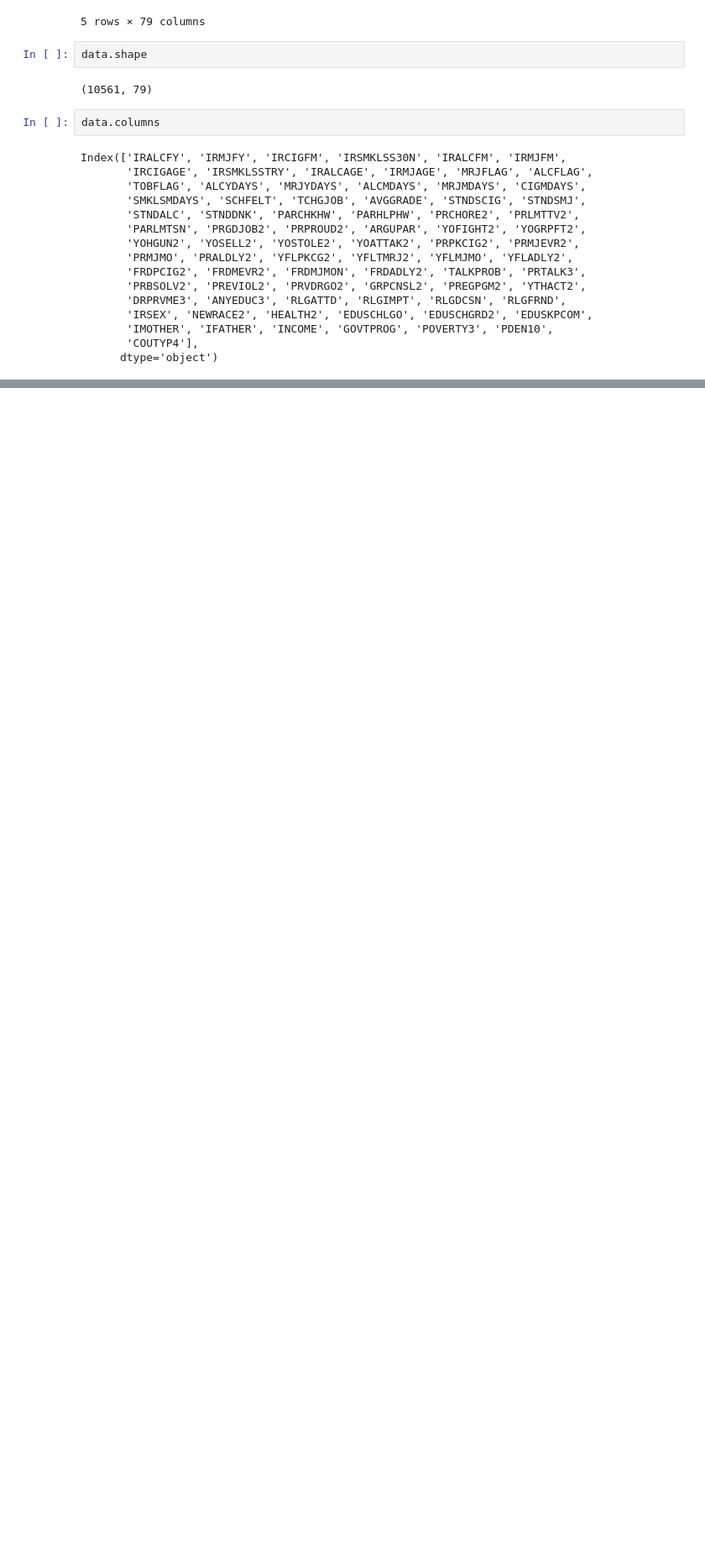
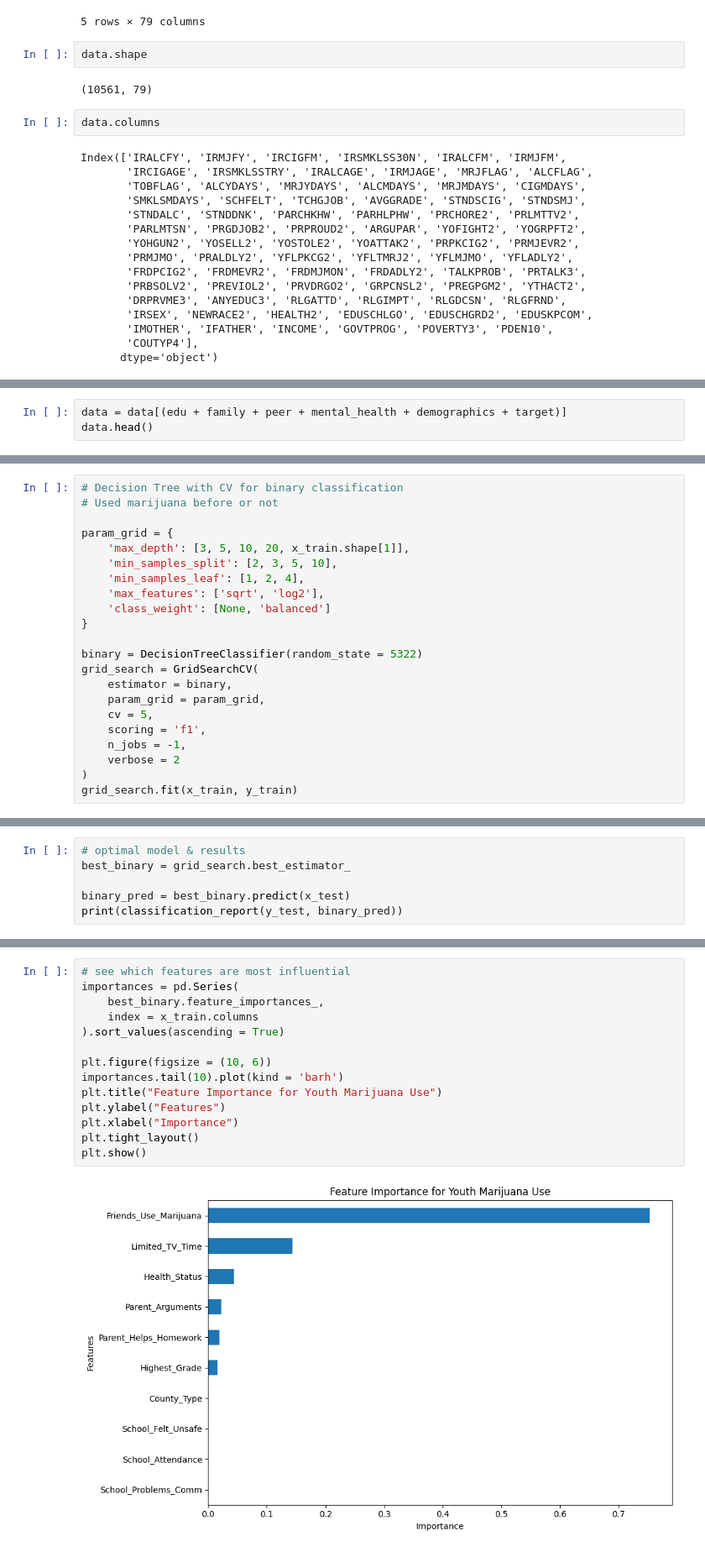
Before and after one commit to ChristufaY/data5322, a Jupyter notebook: hw1/hw1.ipynb, the cells around one changed output, grey strips where cells are left out. Shown at 84% size. Drawn from its saved outputs; the diff is of its cells as text; blank space fills up the shorter version.

Commit message:
completed binary model using decision tree classifer

```diff
--- a/hw1/hw1.ipynb
+++ b/hw1/hw1.ipynb
@@ -46,0 +57,3 @@ Index(['IRALCFY', 'IRMJFY', 'IRCIGFM', 'IRSMKLSS30N', 'IRALCFM', 'IRMJFM',
+# %%
+data = data[(edu + family + peer + mental_health + demographics + target)]
+data.head()
@@ -84,0 +150,22 @@ for col in num_cols:
+# %%
+# Decision Tree with CV for binary classification
+# Used marijuana before or not
+
+param_grid = {
+    'max_depth': [3, 5, 10, 20, x_train.shape[1]],
+    'min_samples_split': [2, 3, 5, 10],
+    'min_samples_leaf': [1, 2, 4],
+    'max_features': ['sqrt', 'log2'],
+    'class_weight': [None, 'balanced']
+}
+
+binary = DecisionTreeClassifier(random_state = 5322)
+grid_search = GridSearchCV(
+    estimator = binary,
+    param_grid = param_grid,
+    cv = 5,
+    scoring = 'f1',
+    n_jobs = -1,
+    verbose = 2
+)
+grid_search.fit(x_train, y_train)
@@ -84,0 +207,6 @@ for col in num_cols:
+# %%
+# optimal model & results
+best_binary = grid_search.best_estimator_
+
+binary_pred = best_binary.predict(x_test)
+print(classification_report(y_test, binary_pred))
@@ -84,0 +234,16 @@ for col in num_cols:
+# %%
+# see which features are most influential
+importances = pd.Series(
+    best_binary.feature_importances_,
+    index = x_train.columns
+).sort_values(ascending = True)
+
+plt.figure(figsize = (10, 6))
+importances.tail(10).plot(kind = 'barh')
+plt.title("Feature Importance for Youth Marijuana Use")
+plt.ylabel("Features")
+plt.xlabel("Importance")
+plt.tight_layout()
+plt.show()
+# %% [output]
+[figure, added]
```
Also changed, not shown: parts of 18 cells of this notebook.
